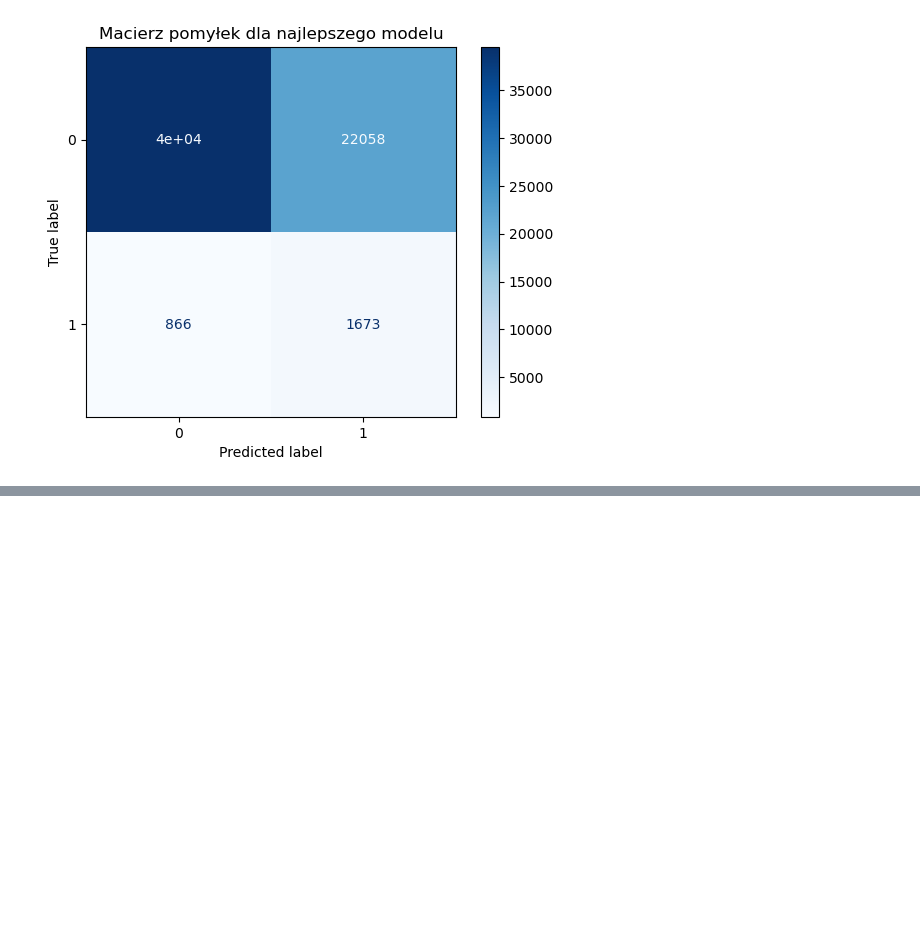
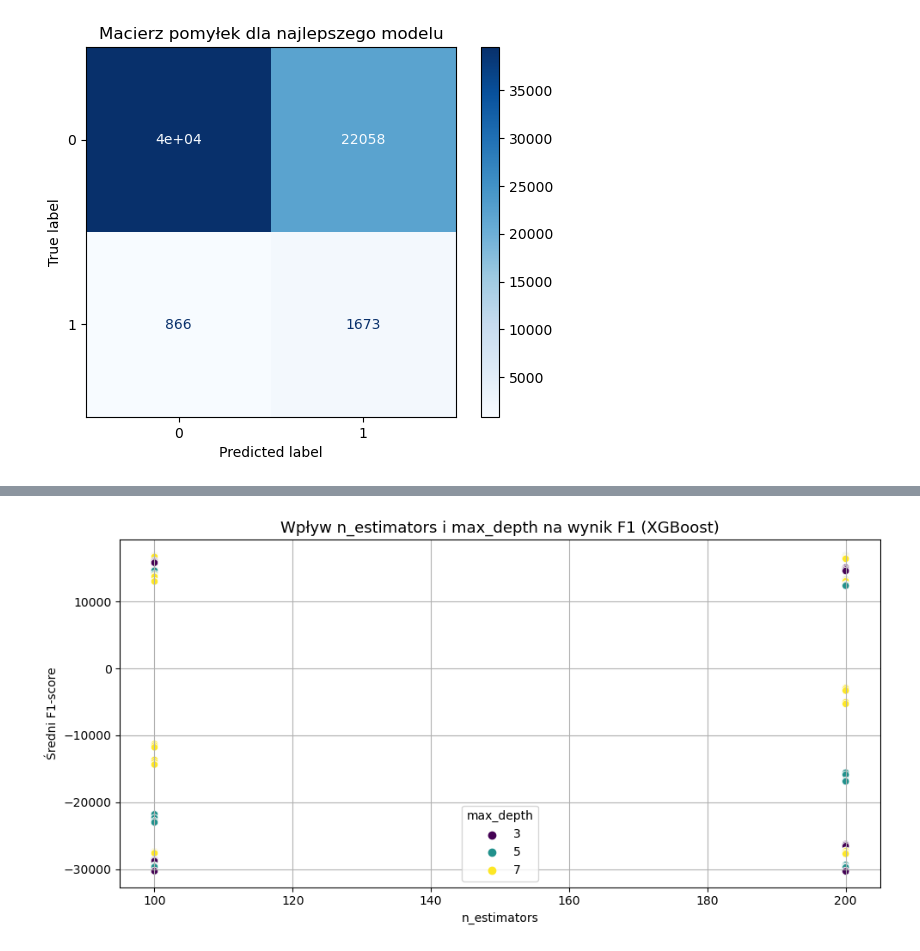
Before and after one commit to kacpert20/machine_learning_lung_cancer, a Jupyter notebook: ml_final.ipynb, the cells around one changed output, grey strips where cells are left out. Saved outputs shown, nothing was run; the diff lists cells and outputs as text; code cells hidden in the pictures; blank space fills up the shorter version.

```diff
--- a/ml_final.ipynb
+++ b/ml_final.ipynb
@@ -322,0 +489,15 @@ KeyboardInterrupt:
+# %%
+#📈 2. Wykres punktowy – wpływ wybranych parametrów na F1 (np. max_depth, n_estimators):
+
+# Punktowy wykres: n_estimators vs mean_test_score
+plt.figure(figsize=(10, 5))
+sns.scatterplot(data=results_df, x='param_n_estimators', y='mean_test_score', hue='param_max_depth', palette='viridis')
+plt.title('Wpływ n_estimators i max_depth na wynik F1 (XGBoost)', fontsize=13)
+plt.xlabel('n_estimators')
+plt.ylabel('Średni F1-score')
+plt.legend(title='max_depth')
+plt.grid(True)
+plt.tight_layout()
+plt.show()
+# %% [output]
+[figure, added]
```
Also changed, not shown: parts of 13 cells of this notebook, 1 other file.
